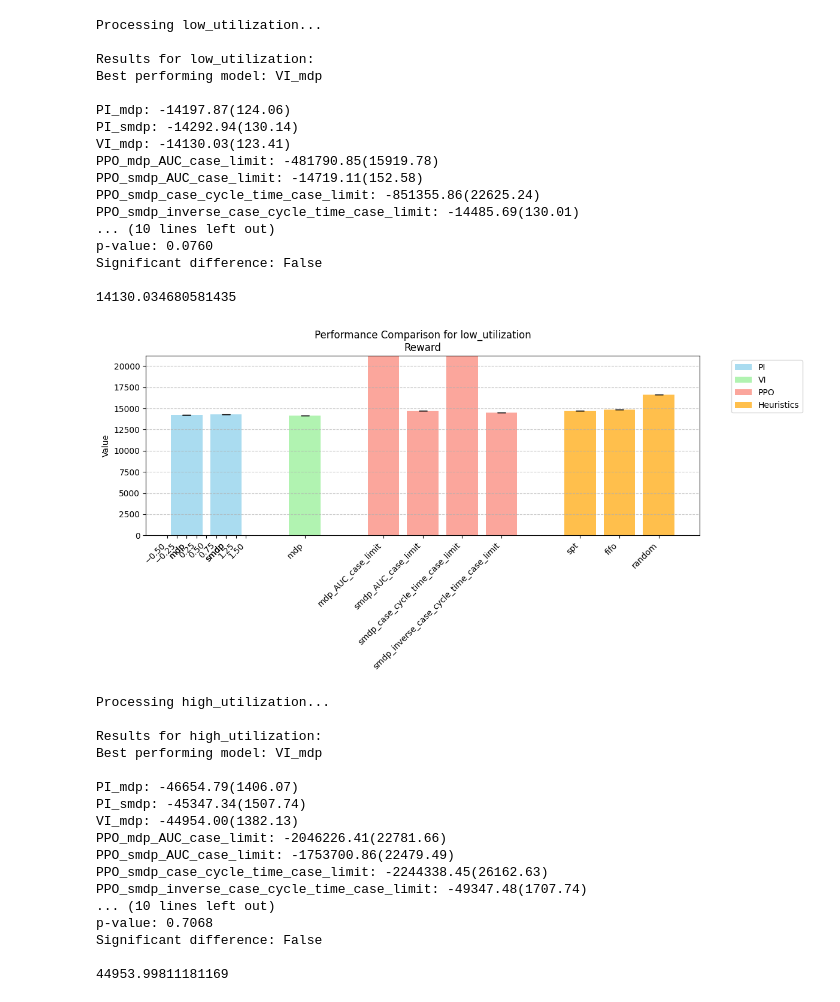
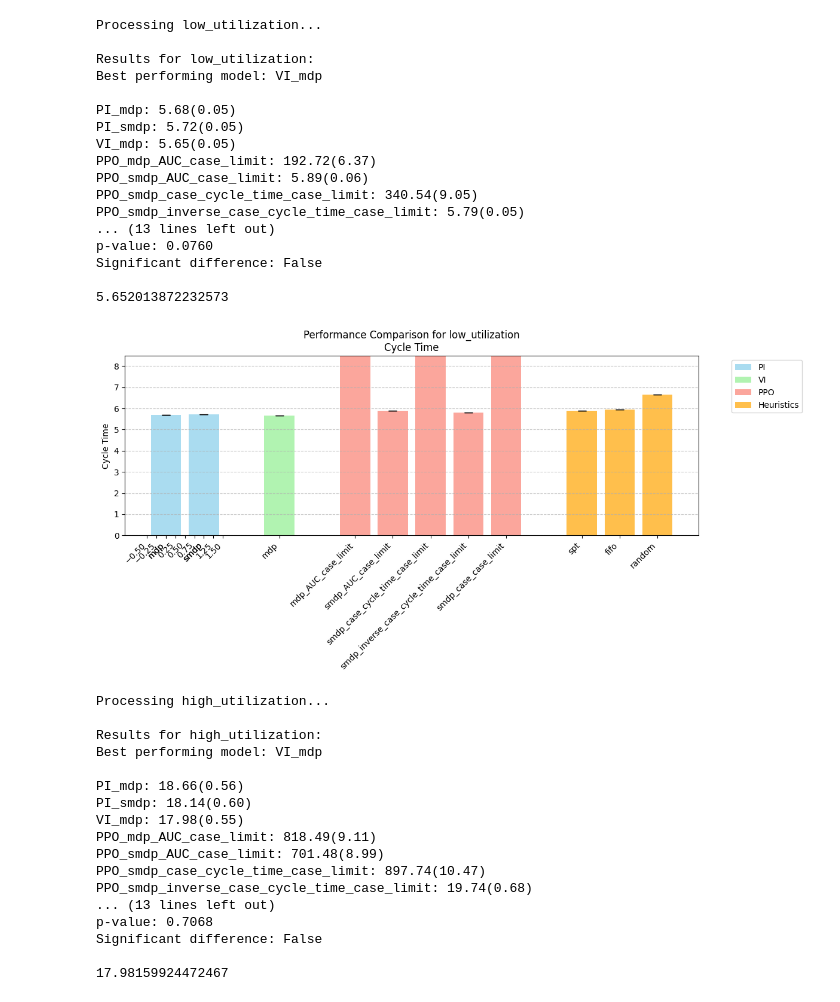
Before and after one commit to jeroenmiddelhuis/BPO_rollouts, a Jupyter notebook: plot_results.ipynb, the cells around one changed output. Saved outputs shown, nothing was run; the diff lists cells and outputs as text; code cells hidden in the pictures.

```diff
--- a/plot_results.ipynb
+++ b/plot_results.ipynb
@@ -19,7 +19,7 @@ def get_mean_ci(df, reward=True):
         return mean, ci, np.array(df)
 
 models_to_evaluate = ['ppo', 'heuristics', 'pi', 'vi']
-reward=True
+reward=False
 
 data_pi = {}
 data_vi = {}
@@ -49,7 +49,7 @@ for config in configs:
         for env in ['mdp', 'smdp']:
             reward_functions = ['AUC']
             if env == 'smdp':
-                reward_functions.extend(['case_cycle_time', 'inverse_case_cycle_time'])
+                reward_functions.extend(['case_cycle_time', 'inverse_case_cycle_time', 'case'])
             for reward_function in reward_functions:
                 for stop in ['case_limit']:
                     df = pd.read_csv(f"./results/ppo/ppo_{config}_{env}_{reward_function}_{stop}.txt")
@@ -107,7 +107,7 @@ for config in configs:
 
     for i in range(len(all_data)):
         print(f"{model_names[i]}: {means[i]:.2f}({cis[i]:.2f})")
-
+    print('\n')
     # Perform t-tests
     for i, (data, name) in enumerate(zip(all_data, model_names)):
         if i != best_idx:
@@ -188,57 +188,57 @@ for config in configs:
     print(min_value)
     plt.ylim(top=1.5 * min_value)
 
     # Customize the plot
     plt.xticks(rotation=45, ha='right')
     plt.ylabel('Value' if reward else 'Cycle Time')
     plt.title(f'Performance Comparison for {config}\n{"Reward" if reward else "Cycle Time"}')
 
     # Add grid for better readability
     plt.grid(True, axis='y', linestyle='--', alpha=0.7)
     # Find the minimum value in plot_data
 
 
     # Add legend
     plt.legend(bbox_to_anchor=(1.05, 1), loc='upper left')
 
     # Adjust layout to prevent label cutoff
     plt.tight_layout()
 
     # Show the plot
     plt.show()
 # %% [output]
 Processing low_utilization...
 
 Results for low_utilization:
 Best performing model: VI_mdp
 
-PI_mdp: -14197.87(124.06)
-PI_smdp: -14292.94(130.14)
-VI_mdp: -14130.03(123.41)
-PPO_mdp_AUC_case_limit: -481790.85(15919.78)
-PPO_smdp_AUC_case_limit: -14719.11(152.58)
-PPO_smdp_case_cycle_time_case_limit: -851355.86(22625.24)
-PPO_smdp_inverse_case_cycle_time_case_limit: -14485.69(130.01)
-... (10 lines left out)
+PI_mdp: 5.68(0.05)
+PI_smdp: 5.72(0.05)
+VI_mdp: 5.65(0.05)
+PPO_mdp_AUC_case_limit: 192.72(6.37)
+PPO_smdp_AUC_case_limit: 5.89(0.06)
+PPO_smdp_case_cycle_time_case_limit: 340.54(9.05)
+PPO_smdp_inverse_case_cycle_time_case_limit: 5.79(0.05)
+... (13 lines left out)
 p-value: 0.0760
 Significant difference: False
 
-14130.034680581435
+5.652013872232573
-[figure, old version]
+[figure, new version]
 Processing high_utilization...
 
 Results for high_utilization:
 Best performing model: VI_mdp
 
-PI_mdp: -46654.79(1406.07)
-PI_smdp: -45347.34(1507.74)
-VI_mdp: -44954.00(1382.13)
-PPO_mdp_AUC_case_limit: -2046226.41(22781.66)
-PPO_smdp_AUC_case_limit: -1753700.86(22479.49)
-PPO_smdp_case_cycle_time_case_limit: -2244338.45(26162.63)
-PPO_smdp_inverse_case_cycle_time_case_limit: -49347.48(1707.74)
-... (10 lines left out)
+PI_mdp: 18.66(0.56)
+PI_smdp: 18.14(0.60)
+VI_mdp: 17.98(0.55)
+PPO_mdp_AUC_case_limit: 818.49(9.11)
+PPO_smdp_AUC_case_limit: 701.48(8.99)
+PPO_smdp_case_cycle_time_case_limit: 897.74(10.47)
+PPO_smdp_inverse_case_cycle_time_case_limit: 19.74(0.68)
+... (13 lines left out)
 p-value: 0.7068
 Significant difference: False
 
-44953.99811181169
+17.98159924472467
```
Also changed, not shown: parts of 2 cells of this notebook, 21 other files.
